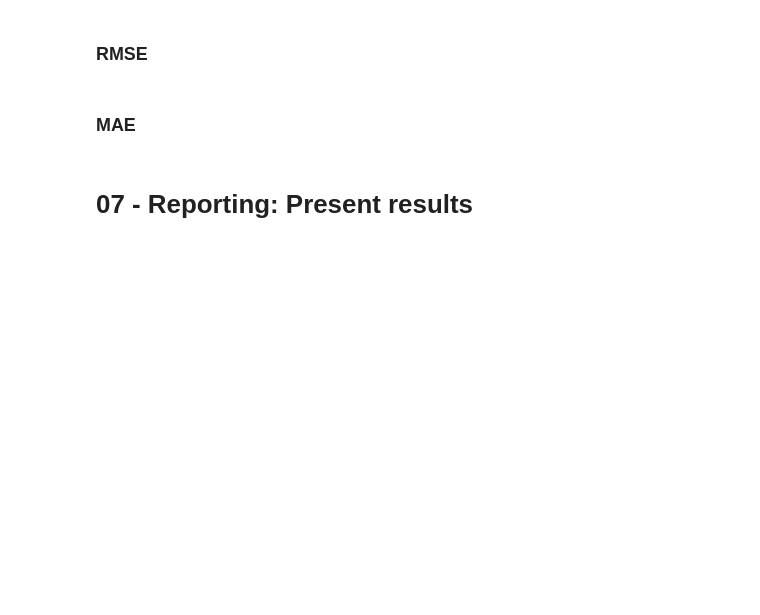
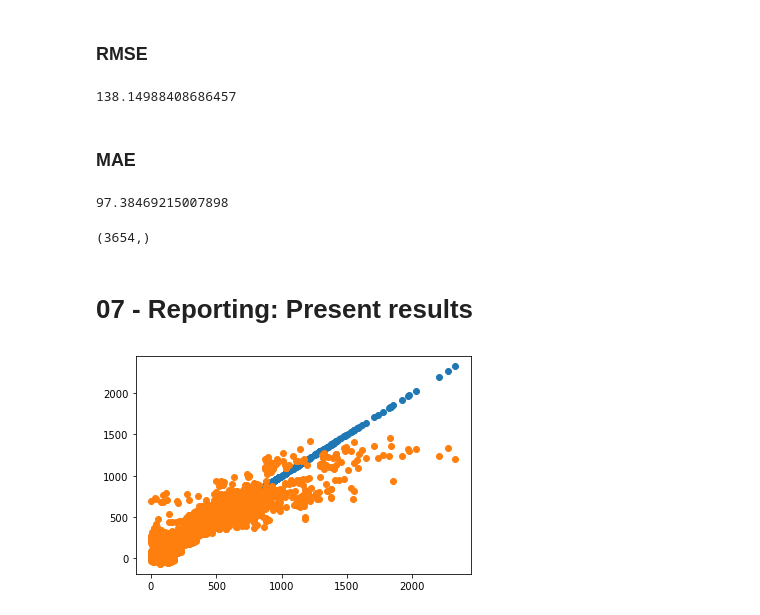
Before and after one commit to powerflo-data/lab-customer-analysis-final-round, a Jupyter notebook: files_for_lab/csv_files/lab-customer-analysis-final-round.ipynb, the cells around one changed output. Saved outputs shown, nothing was run; the diff lists cells and outputs as text; code cells hidden in the pictures; blank space fills up the shorter version.

```diff
--- a/files_for_lab/csv_files/lab-customer-analysis-final-round.ipynb
+++ b/files_for_lab/csv_files/lab-customer-analysis-final-round.ipynb
@@ -251,2 +334,5 @@ plt.show()
 # %% [markdown]
 ### Encoding Categorical Data #
+# %%
+encoded = pd.get_dummies(X_cat, drop_first=True)
+encoded.head()
@@ -253,9 +346,17 @@ plt.show()
+# %%
+X = np.concatenate((x_standardized, encoded), axis=1)
 # %% [markdown]
 ### Splitting into train set and test set #
+# %%
+X_train, X_test, y_train, y_test = train_test_split(X, Y, test_size=0.4, random_state=100)
 # %% [markdown]
 # 05 - Modeling ##
 # %% [markdown]
 ### Apply model #
+# %%
+lm = linear_model.LinearRegression()
+model = lm.fit(X_train,y_train)
+predictions  = lm.predict(X_test)
 # %% [markdown]
 # 06 - Model Validation ##
 # %% [markdown]
@@ -265,6 +375,27 @@ plt.show()
 # %% [markdown]
 ### RMSE #
+# %%
+rmse = math.sqrt(mse)
+print(rmse)
+# %% [output]
+138.14988408686457
 # %% [markdown]
 ### MAE #
+# %%
+mae = mean_absolute_error(y_test,predictions)
+print(mae)
+# %% [output]
+97.38469215007898
+# %%
+predictions.shape
+# %% [output]
+(3654,)
 # %% [markdown]
 # 07 - Reporting: Present results  ##
+# %%
+#predictions_full = np.concatenate((predictions,lm.predict(X_train)),axis=0)
+plt.scatter(x=y_test, y=y_test)
+plt.scatter(x=y_test,y=predictions)
+plt.show()
+# %% [output]
+[figure, added]
```
Also changed, not shown: parts of 34 cells of this notebook.
